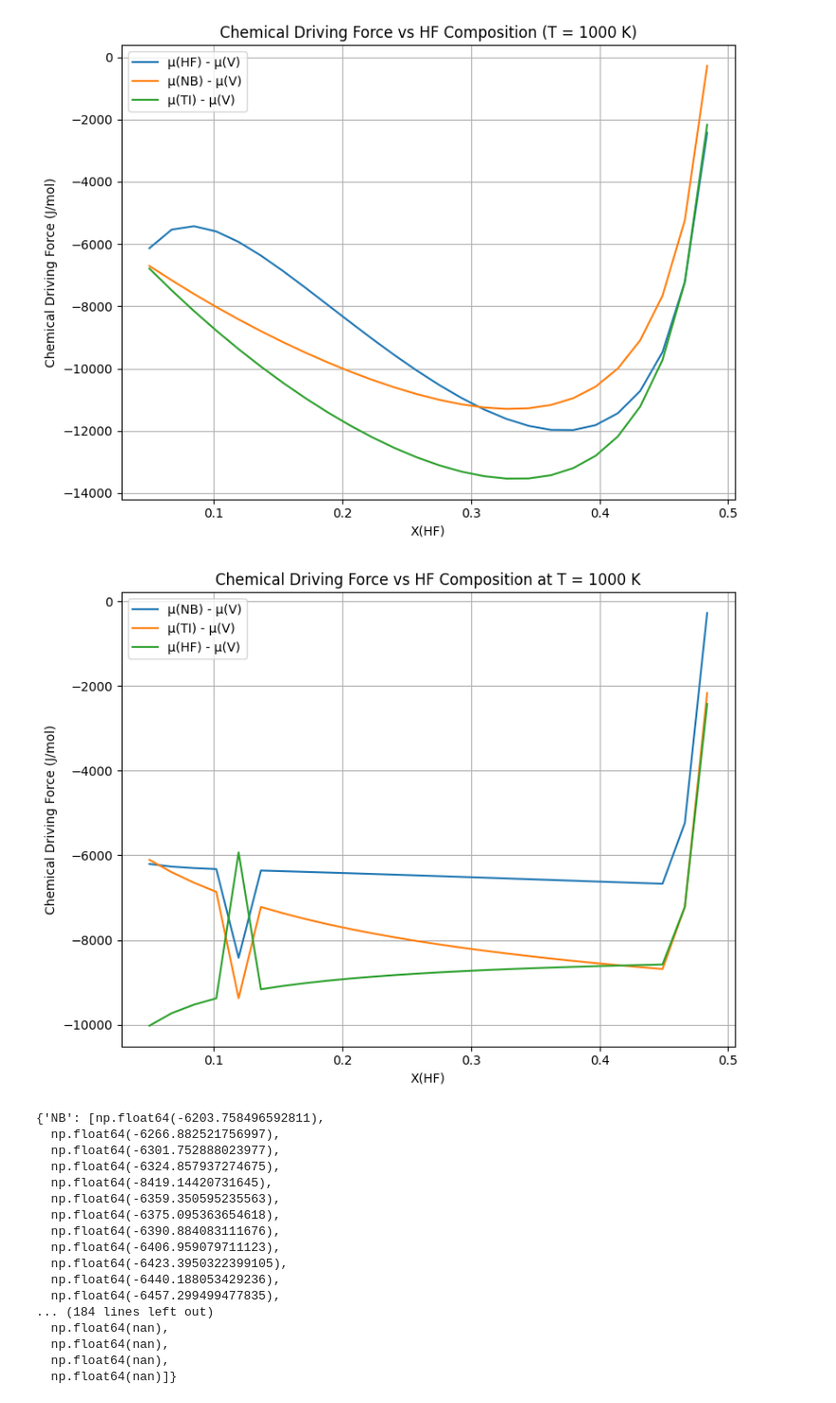
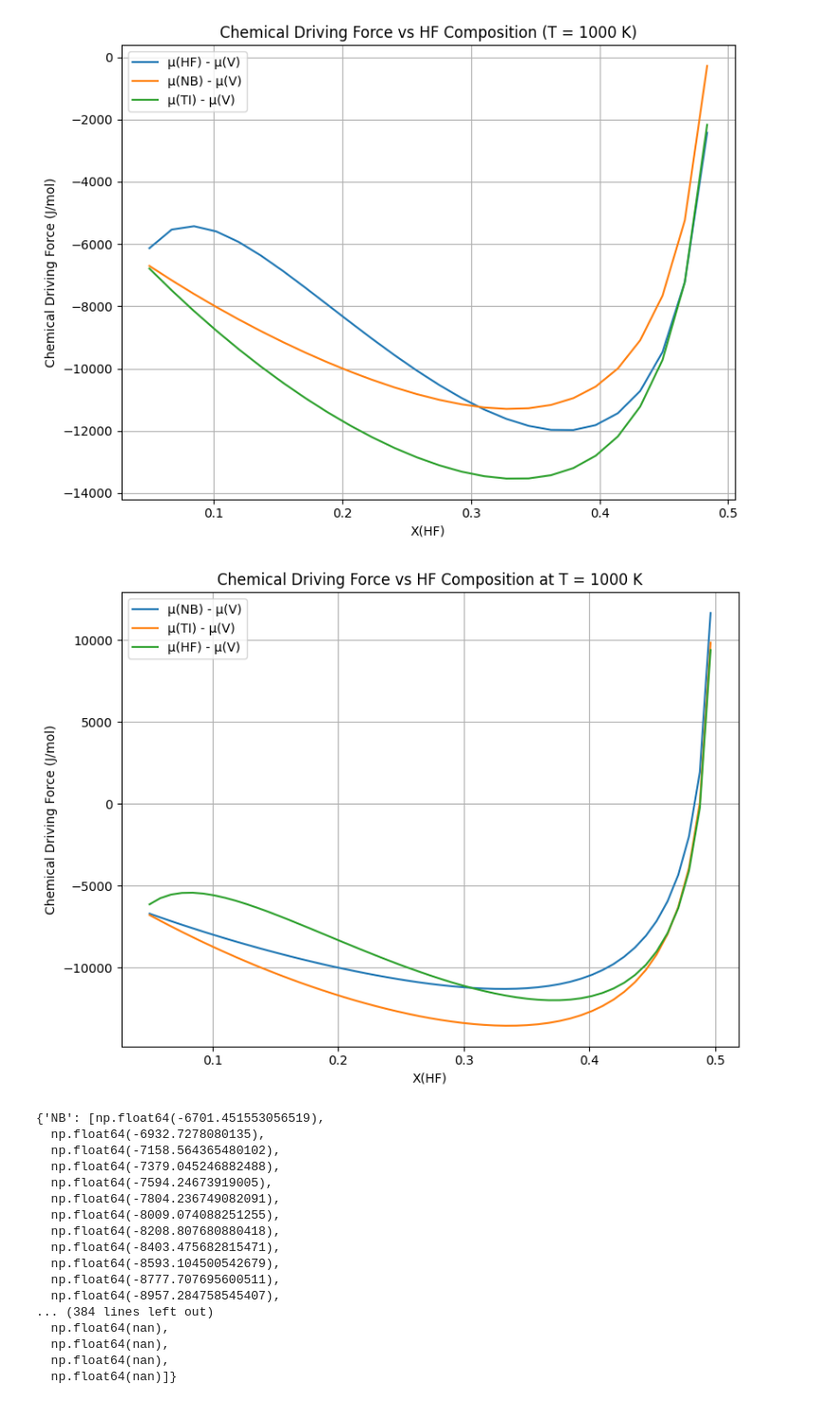
Before and after one commit to vahid2364/PhaseFoundry, a Jupyter notebook: phase-field-examples-binary-ternary-quaternary.ipynb, the cells around one changed output. Shown at 95% size. Saved outputs shown, nothing was run; the diff lists cells and outputs as text; code cells hidden in the pictures.

```diff
--- a/phase-field-examples-binary-ternary-quaternary.ipynb
+++ b/phase-field-examples-binary-ternary-quaternary.ipynb
@@ -789,7 +835,7 @@ def get_driving_force_vs_composition(
     db_path='HF_NB_TI_V.TDB',
     phase='BCC_A2',
     x_range=(0.05, 0.90),
-    x_points=50,
+    x_points=100,
     fixed_composition={'NB': 0.25, 'TI': 0.25},
     temperature=1000,
     pressure=101325,
@@ -812,6 +858,7 @@ def get_driving_force_vs_composition(
     Returns:
         driving_forces: Dict of {element: [values vs HF]}
     """
+
     x_hf = np.linspace(*x_range, x_points)
     elements = list(fixed_composition.keys()) + ['HF', reference_element]
     db = Database(db_path)
@@ -833,49 +880,59 @@ def get_driving_force_vs_composition(
             phases=[phase],
             conditions=cond
         )
 
-        mu_ref = wks.get(f'MU({reference_element})').squeeze()
+        #mu_ref = wks.get(f'MU({reference_element})').squeeze()
+        #for el in driving_forces:
+        #    mu_i = wks.get(f'MU({el})').squeeze()
+        #    driving_forces[el].append(mu_i - mu_ref)
 
+        ip = IsolatedPhase('BCC_A2', wks=wks)
+        # Reference chemical potential (e.g., V)
+
+        mu_ref = wks.get(ip('MU(V)')).squeeze()
+
+        # Driving force: mu_i - mu_ref
         for el in driving_forces:
-            mu_i = wks.get(f'MU({el})').squeeze()
+            mu_i = wks.get(ip(f'MU({el})')).squeeze()
             driving_forces[el].append(mu_i - mu_ref)
+
 
     # Plotting
     plt.figure(figsize=(8, 6))
     for el, values in driving_forces.items():
         if el != reference_element:
             plt.plot(x_hf, values, label=f'μ({el}) - μ({reference_element})')
 
     plt.xlabel('X(HF)')
     plt.ylabel('Chemical Driving Force (J/mol)')
     plt.title(f'Chemical Driving Force vs HF Composition at T = {temperature} K')
     plt.legend()
     plt.grid(True)
     plt.tight_layout()
     plt.show()
 
     return driving_forces
 
 get_driving_force_vs_composition(
     fixed_composition={'NB': 0.25, 'TI': 0.25},
     reference_element='V',
     temperature=1000
 )
 # %% [output]
-[figure, old version]
+[figure, new version]
-{'NB': [np.float64(-6203.758496592811),
-  np.float64(-6266.882521756997),
-  np.float64(-6301.752888023977),
-  np.float64(-6324.857937274675),
-  np.float64(-8419.14420731645),
-  np.float64(-6359.350595235563),
-  np.float64(-6375.095363654618),
-  np.float64(-6390.884083111676),
-  np.float64(-6406.959079711123),
-  np.float64(-6423.3950322399105),
-  np.float64(-6440.188053429236),
-  np.float64(-6457.299499477835),
-... (184 lines left out)
+{'NB': [np.float64(-6701.451553056519),
+  np.float64(-6932.7278080135),
+  np.float64(-7158.564365480102),
+  np.float64(-7379.045246882488),
+  np.float64(-7594.24673919005),
+  np.float64(-7804.236749082091),
+  np.float64(-8009.074088251255),
+  np.float64(-8208.807680880418),
+  np.float64(-8403.475682815471),
+  np.float64(-8593.104500542679),
+  np.float64(-8777.707695600511),
+  np.float64(-8957.284758545407),
+... (384 lines left out)
   np.float64(nan),
   np.float64(nan),
   np.float64(nan),
```
Also changed, not shown: parts of 3 cells of this notebook, 1 other file.
